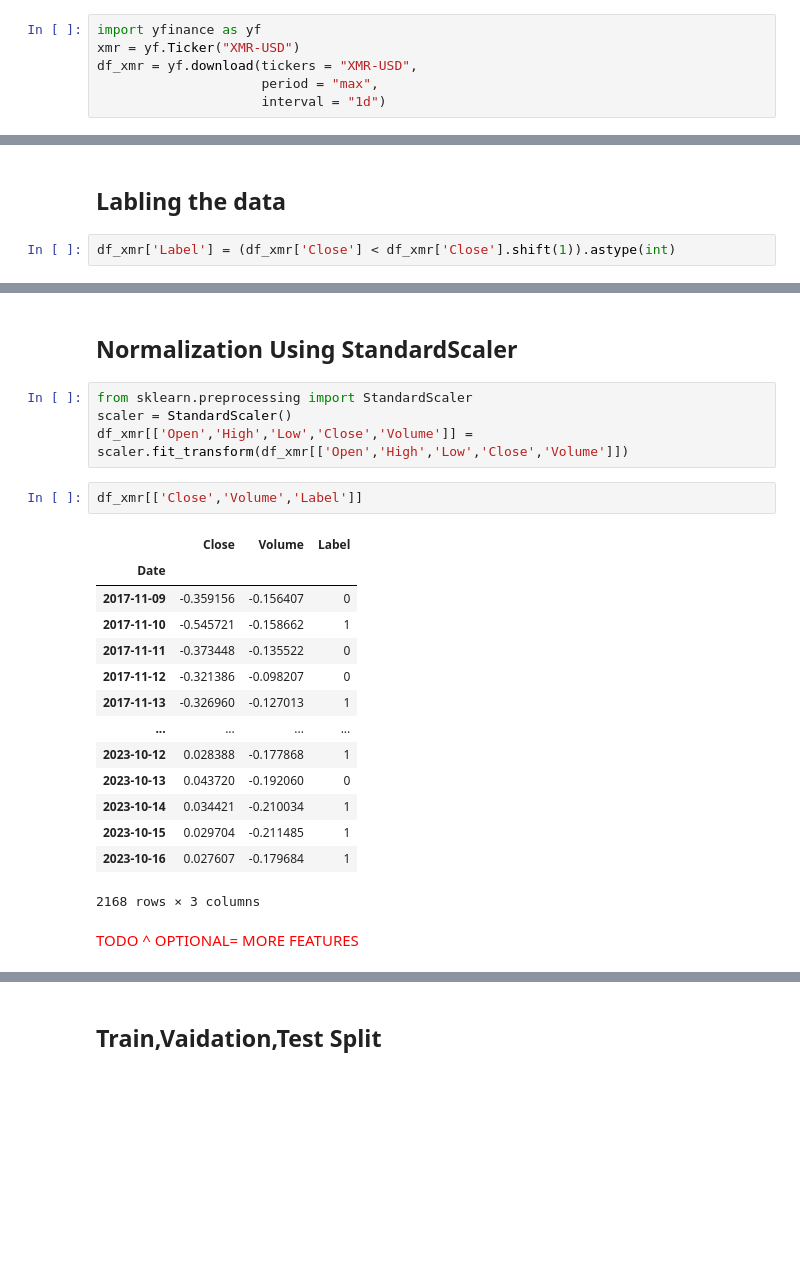
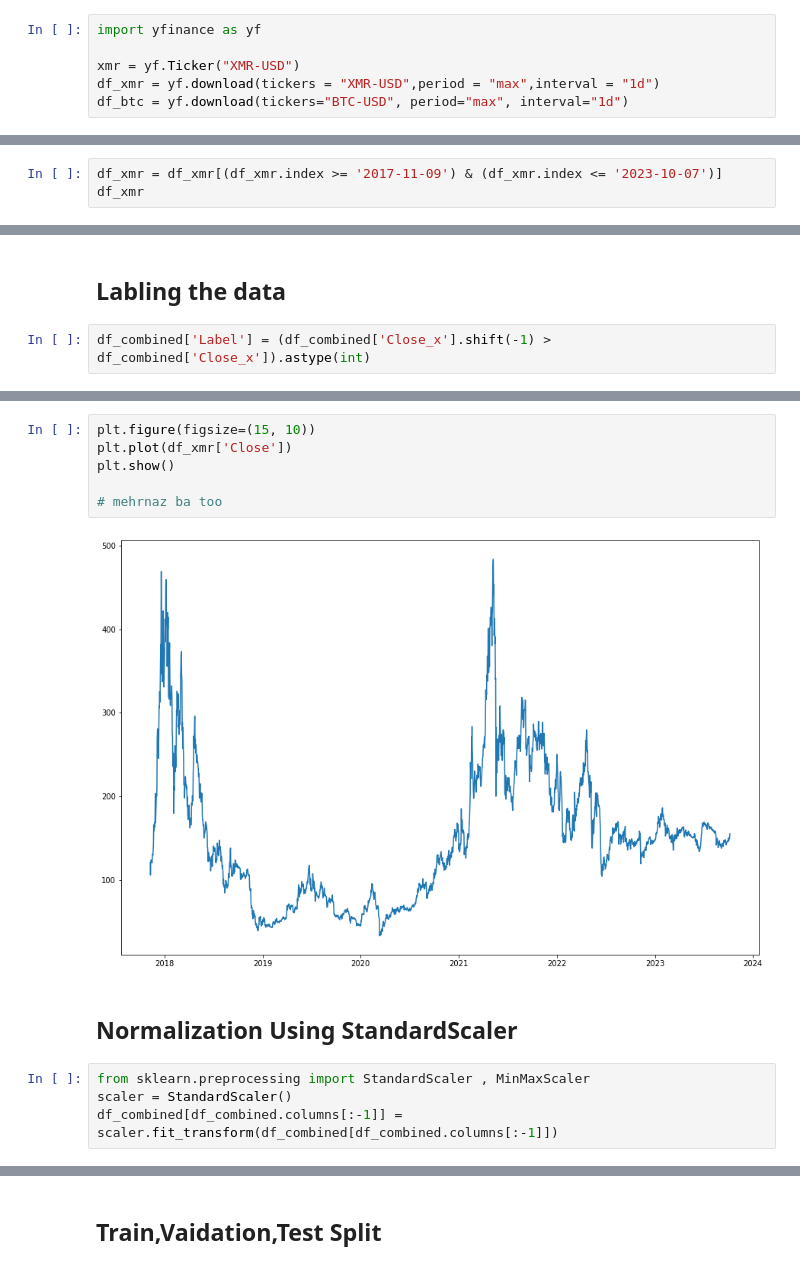
Before and after one commit to shadmehr-salehi/Crypto-Analysis, a Jupyter notebook: Part2/Project.ipynb, the cells around one changed output, grey strips where cells are left out. Cells and saved outputs as stored; diff of their text form; blank space fills up the shorter version.

```diff
--- a/Part2/Project.ipynb
+++ b/Part2/Project.ipynb
@@ -366,8 +423,8 @@ for i in df2['Cluster'].unique():
 # %%
 import yfinance as yf
+
 xmr = yf.Ticker("XMR-USD")
-df_xmr = yf.download(tickers = "XMR-USD",
-                     period = "max",
-                     interval = "1d")
+df_xmr = yf.download(tickers = "XMR-USD",period = "max",interval = "1d")
+df_btc = yf.download(tickers="BTC-USD", period="max", interval="1d")
 # %% [output]
 [*********************100%%**********************]  1 of 1 completed
@@ -394,0 +437,3 @@ df_xmr
+# %%
+df_xmr = df_xmr[(df_xmr.index >= '2017-11-09') & (df_xmr.index <= '2023-10-07')]
+df_xmr
@@ -395,4 +500,4 @@ df_xmr
 # %% [markdown]
 ## Labling the data
 # %%
-df_xmr['Label'] = (df_xmr['Close'] < df_xmr['Close'].shift(1)).astype(int)
+df_combined['Label'] = (df_combined['Close_x'].shift(-1) > df_combined['Close_x']).astype(int)
@@ -416,25 +521,14 @@ df_xmr[['Close','Label']]
+# %%
+plt.figure(figsize=(15, 10))
+plt.plot(df_xmr['Close'])
+plt.show()
+
+# mehrnaz ba too
+# %% [output]
+[figure, added]
 # %% [markdown]
 ## Normalization Using StandardScaler
 # %%
-from sklearn.preprocessing import StandardScaler
+from sklearn.preprocessing import StandardScaler , MinMaxScaler
 scaler = StandardScaler()
-df_xmr[['Open','High','Low','Close','Volume']] = scaler.fit_transform(df_xmr[['Open','High','Low','Close','Volume']])
+df_combined[df_combined.columns[:-1]] = scaler.fit_transform(df_combined[df_combined.columns[:-1]])
-# %%
-df_xmr[['Close','Volume','Label']]
-# %% [output]
-|  | Close | Volume | Label |
-| Date |  |  |  |
-| 2017-11-09 | -0.359156 | -0.156407 | 0 |
-| 2017-11-10 | -0.545721 | -0.158662 | 1 |
-| 2017-11-11 | -0.373448 | -0.135522 | 0 |
-| 2017-11-12 | -0.321386 | -0.098207 | 0 |
-| 2017-11-13 | -0.326960 | -0.127013 | 1 |
-| ... | ... | ... | ... |
-| 2023-10-12 | 0.028388 | -0.177868 | 1 |
-| 2023-10-13 | 0.043720 | -0.192060 | 0 |
-| 2023-10-14 | 0.034421 | -0.210034 | 1 |
-| 2023-10-15 | 0.029704 | -0.211485 | 1 |
-| 2023-10-16 | 0.027607 | -0.179684 | 1 |
-2168 rows × 3 columns
-# %% [markdown]
-<font color="red">TODO ^ OPTIONAL=  MORE FEATURES </font>
```
Also changed, not shown: parts of 96 cells of this notebook, 2 other files.
